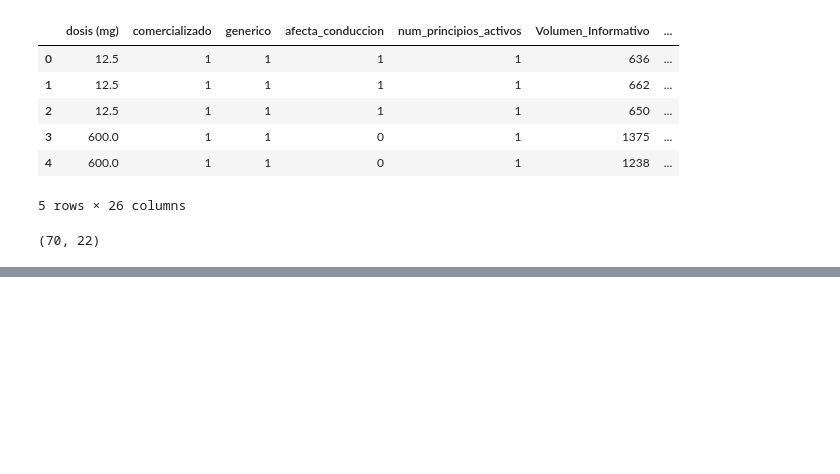
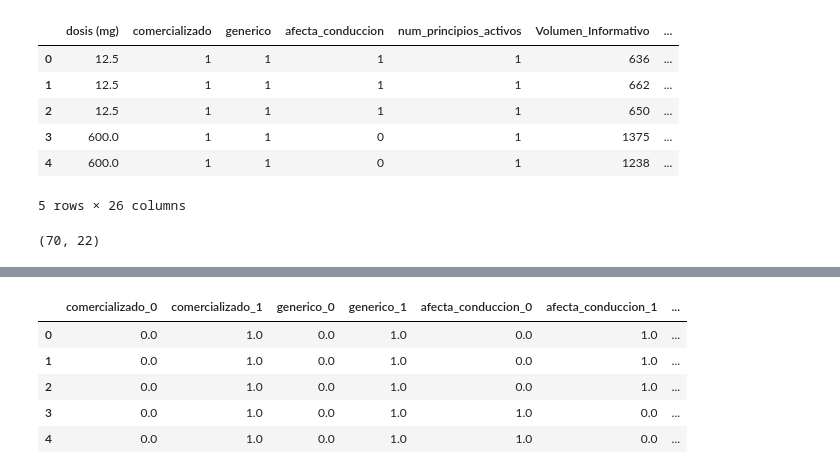
Before and after one commit to Chicloneo/Proyecto-Ingenieria-Dato, a Jupyter notebook: Notebooks/HU-5.ipynb, the cells around one changed output, grey strips where cells are left out. Saved outputs shown, nothing was run; the diff lists cells and outputs as text; code cells hidden in the pictures; blank space fills up the shorter version.

```diff
--- a/Notebooks/HU-5.ipynb
+++ b/Notebooks/HU-5.ipynb
@@ -151,0 +157,32 @@ print(X.shape)
+# %%
+nominal_features = [
+    "comercializado",
+    "generico",
+    "afecta_conduccion",
+    "Tratamiento de larga duración"
+]
+# %%
+#Comentarios con documentación de Scikit learn
+nominal_encoder = OneHotEncoder(
+    sparse_output=False, #When True, it returns a SciPy sparse matrix/array in “Compressed Sparse Row” (CSR) format
+    handle_unknown='ignore'
+)
+# %%
+X=df.drop("nombre", axis=1)
+
+nominal_encoded = nominal_encoder.fit_transform(X[nominal_features])
+
+nominal_encoded_df = pd.DataFrame(
+    nominal_encoded,
+    columns=nominal_encoder.get_feature_names_out(nominal_features),
+    index=X.index,
+)
+
+nominal_encoded_df.head()
+# %% [output]
+|  | comercializado_0 | comercializado_1 | generico_0 | generico_1 | afecta_conduccion_0 | afecta_conduccion_1 | ... |
+| 0 | 0.0 | 1.0 | 0.0 | 1.0 | 0.0 | 1.0 | ... |
+| 1 | 0.0 | 1.0 | 0.0 | 1.0 | 0.0 | 1.0 | ... |
+| 2 | 0.0 | 1.0 | 0.0 | 1.0 | 0.0 | 1.0 | ... |
+| 3 | 0.0 | 1.0 | 0.0 | 1.0 | 1.0 | 0.0 | ... |
+| 4 | 0.0 | 1.0 | 0.0 | 1.0 | 1.0 | 0.0 | ... |
```
Also changed, not shown: parts of 7 cells of this notebook, 3 other files.
